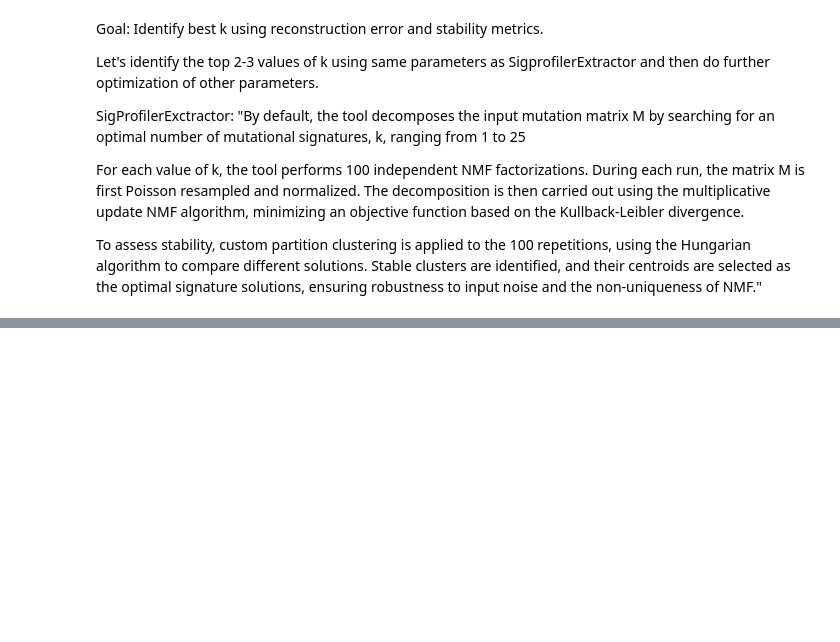
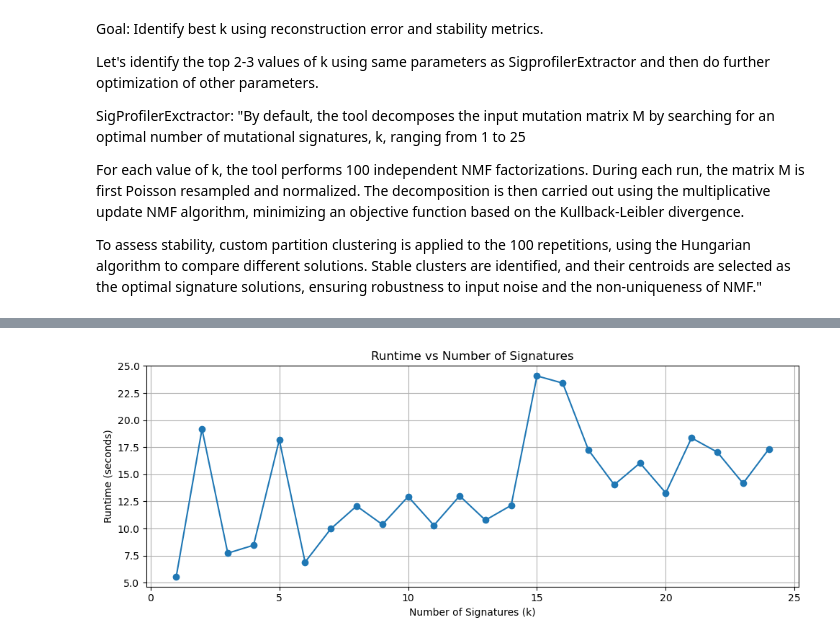
Before and after one commit to CNsquared/breast-cancer-team-1, a Jupyter notebook: project-3/notebooks/makefigs/01_nmf_k_selection.ipynb, the cells around one changed output, grey strips where cells are left out. Drawn from its saved outputs; the diff is of its cells as text; code cells hidden in the pictures; blank space fills up the shorter version.

```diff
--- a/project-3/notebooks/makefigs/01_nmf_k_selection.ipynb
+++ b/project-3/notebooks/makefigs/01_nmf_k_selection.ipynb
@@ -70,0 +94,13 @@ plt.show()
+# %%
+times = [results[k]['time'] for k in ks]
+
+plt.figure(figsize=(10, 4))
+plt.plot(ks, times, marker='o')
+plt.xlabel('Number of Signatures (k)')
+plt.ylabel('Runtime (seconds)')
+plt.title('Runtime vs Number of Signatures')
+plt.grid(True)
+plt.tight_layout()
+plt.show()
+# %% [output]
+[figure, added]
```
Also changed, not shown: parts of 6 cells of this notebook.
